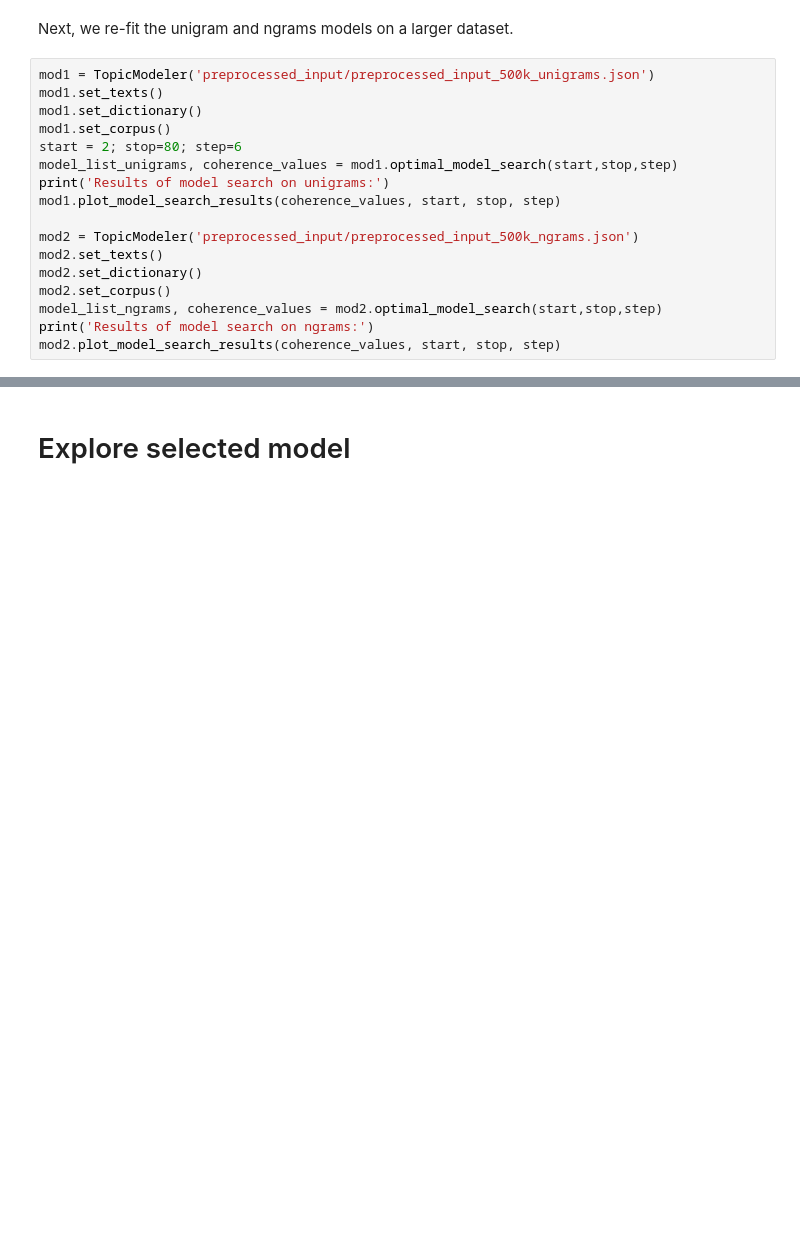
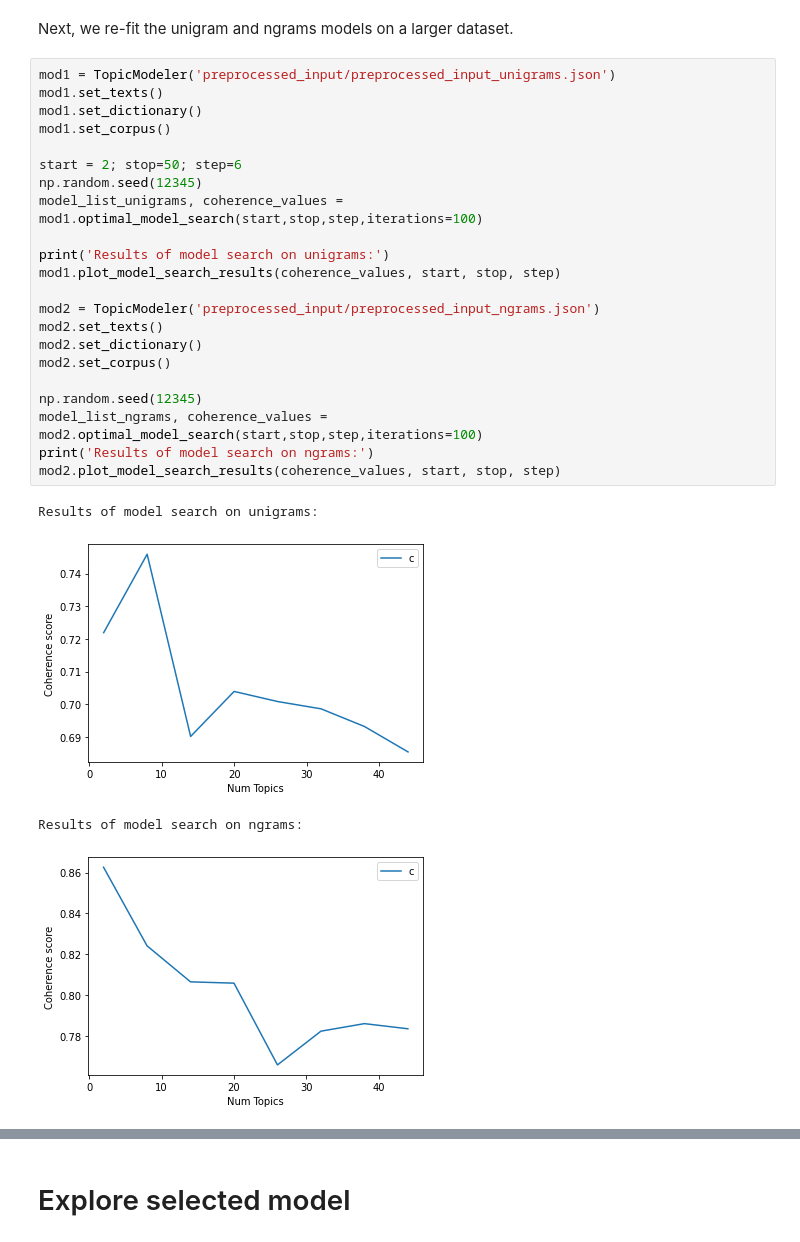
Before and after one commit to sanjibg01/CS410-project-team-trailblazers, a Jupyter notebook: arxiv/topic_model_search.ipynb, the cells around one changed output, grey strips where cells are left out. Cells and saved outputs as stored; diff of their text form; blank space fills up the shorter version.

```diff
--- a/arxiv/topic_model_search.ipynb
+++ b/arxiv/topic_model_search.ipynb
@@ -63,19 +66,29 @@ Overall, coherence is significantly improved when switching from unigrams to n-g
 # %% [markdown]
 Next, we re-fit the unigram and ngrams models on a larger dataset.
 # %%
-mod1 = TopicModeler('preprocessed_input/preprocessed_input_500k_unigrams.json')
+mod1 = TopicModeler('preprocessed_input/preprocessed_input_unigrams.json')
 mod1.set_texts()
 mod1.set_dictionary()
 mod1.set_corpus()
-start = 2; stop=80; step=6
-model_list_unigrams, coherence_values = mod1.optimal_model_search(start,stop,step)
+
+start = 2; stop=50; step=6
+np.random.seed(12345)
+model_list_unigrams, coherence_values = mod1.optimal_model_search(start,stop,step,iterations=100)
+
 print('Results of model search on unigrams:')
 mod1.plot_model_search_results(coherence_values, start, stop, step)
 
-mod2 = TopicModeler('preprocessed_input/preprocessed_input_500k_ngrams.json')
+mod2 = TopicModeler('preprocessed_input/preprocessed_input_ngrams.json')
 mod2.set_texts()
 mod2.set_dictionary()
 mod2.set_corpus()
-model_list_ngrams, coherence_values = mod2.optimal_model_search(start,stop,step)
+
+np.random.seed(12345)
+model_list_ngrams, coherence_values = mod2.optimal_model_search(start,stop,step,iterations=100)
 print('Results of model search on ngrams:')
 mod2.plot_model_search_results(coherence_values, start, stop, step)
+# %% [output]
+Results of model search on unigrams:
+[figure, added]
+Results of model search on ngrams:
+[figure, added]
```
Also changed, not shown: parts of 34 cells of this notebook, 3 other files.
